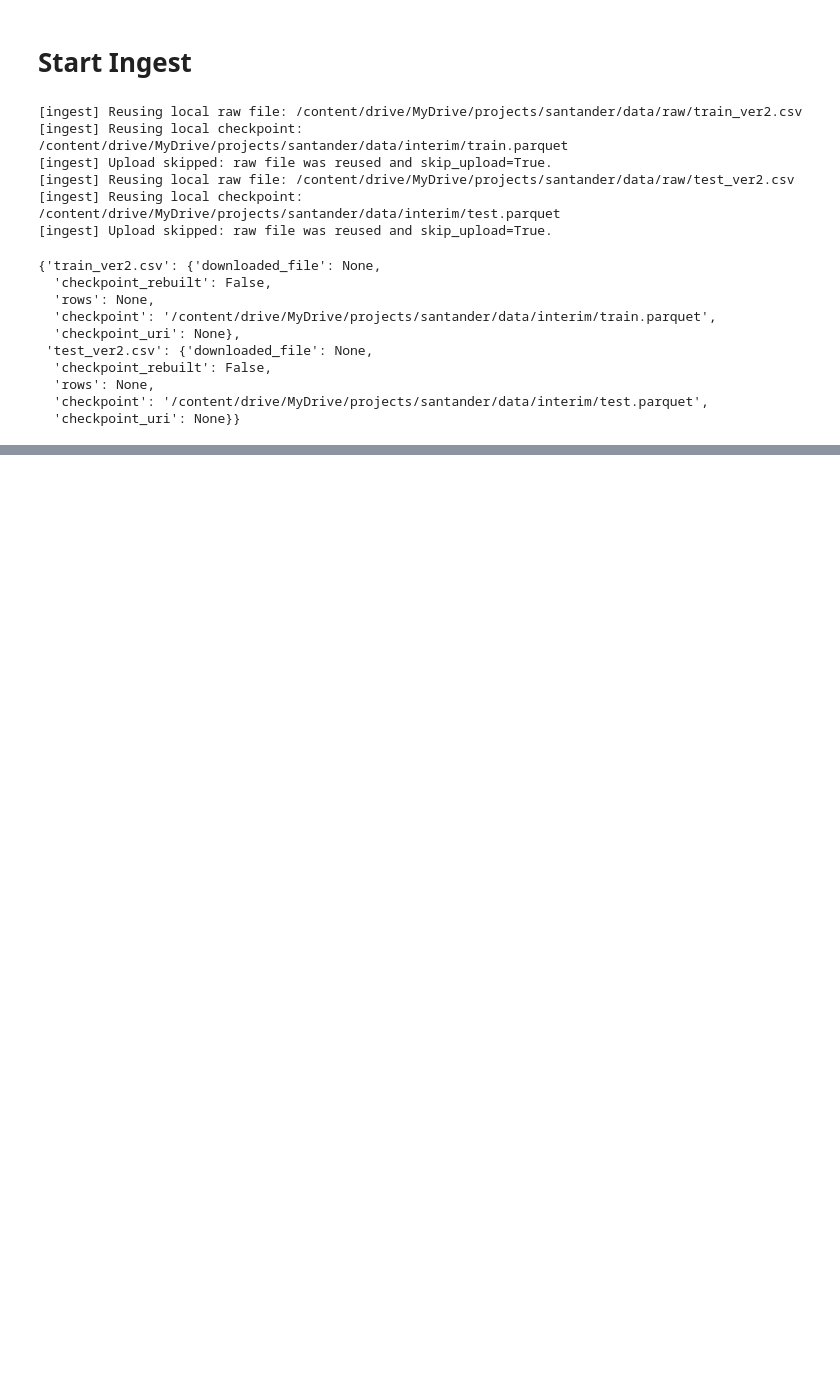
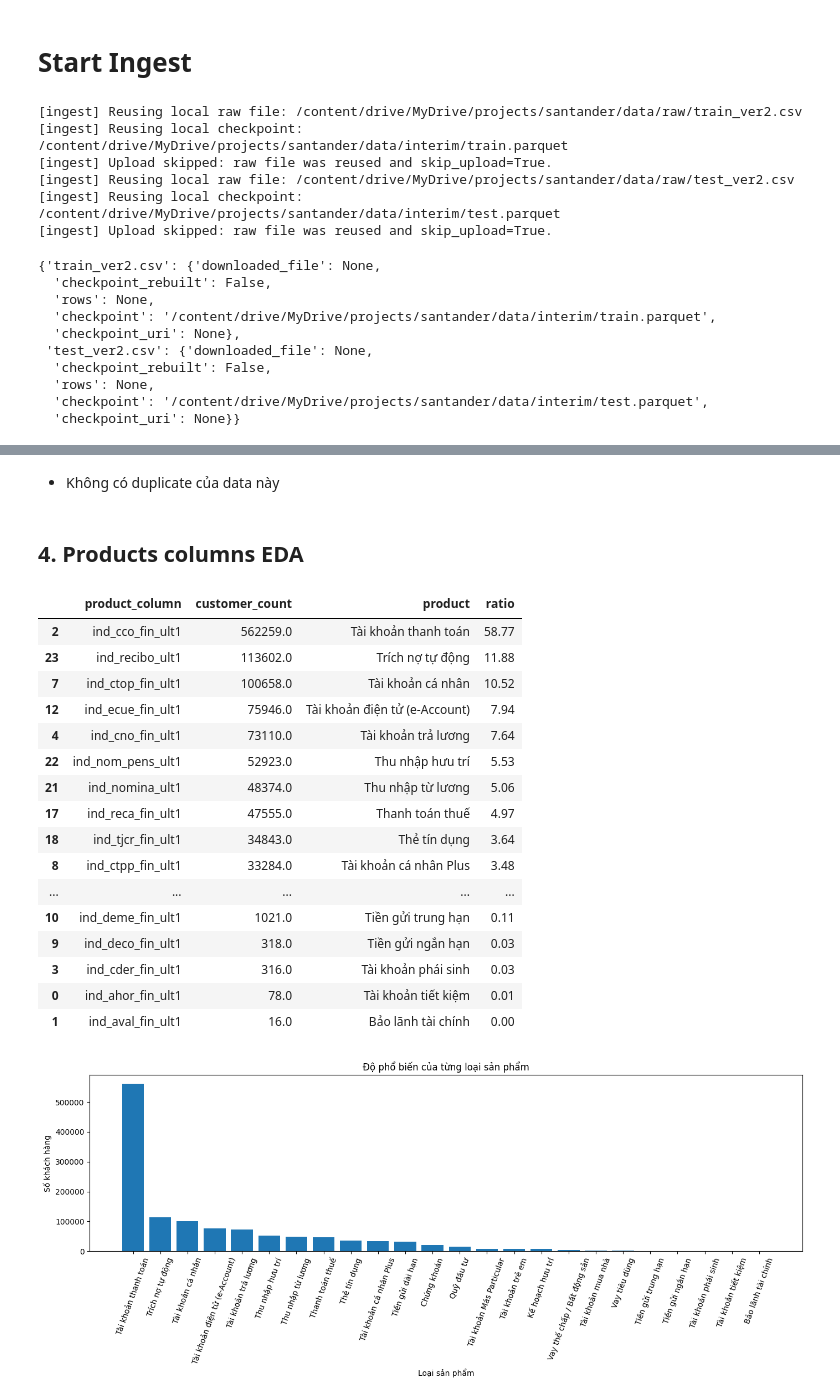
Before and after one commit to lbngyn/Santander-Product-Recommendation, a Jupyter notebook: notebooks/EDA-v1.ipynb, the cells around one changed output, grey strips where cells are left out. Drawn from its saved outputs; the diff is of its cells as text; code cells hidden in the pictures; blank space fills up the shorter version.

Commit message:
add: EDA for product columns and new feature aquisition

```diff
--- a/notebooks/EDA-v1.ipynb
+++ b/notebooks/EDA-v1.ipynb
@@ -216,0 +616,64 @@ ingest_results
+# %% [markdown]
+- Không có duplicate của data này
+# %% [markdown]
+## 4. Products columns EDA
+# %%
+# Độ phổ biến của từng sản phẩm: số khách hàng sở hữu ở snapshot mới nhất.
+product_sum_sql = ', '.join(
+    f'SUM(COALESCE(TRY_CAST({quote_identifier(column)} AS INTEGER), 0)) AS {quote_identifier(column)}'
+    for column in PRODUCT_COLUMNS
+)
+
+latest_customer_count = q('''
+    SELECT COUNT(DISTINCT ncodpers) AS n
+    FROM read_parquet(?)
+''', str(TRAIN_PARQUET)).iloc[0, 0]
+
+product_popularity = (
+    q(f'''
+        WITH latest_snapshot AS (
+            SELECT * EXCLUDE (snapshot_rank)
+            FROM (
+                SELECT *, ROW_NUMBER() OVER (PARTITION BY ncodpers ORDER BY fecha_dato DESC) AS snapshot_rank
+                FROM read_parquet(?)
+            )
+            WHERE snapshot_rank = 1
+        )
+        SELECT {product_sum_sql} FROM latest_snapshot
+    ''', str(TRAIN_PARQUET))
+    .T.rename_axis('product_column')
+    .reset_index()
+    .rename(columns={0: 'customer_count'})
+    .assign(
+        product=lambda df: df['product_column'].map(PRODUCT_CATALOG).fillna(df['product_column']),
+        ratio=lambda df: (df['customer_count'] / latest_customer_count * 100).round(2)
+    )
+    .sort_values('customer_count', ascending=False)
+)
+
+display(product_popularity)
+fig, ax = plt.subplots(figsize=(14, 6))
+ax.bar(product_popularity['product'], product_popularity['customer_count'], color='#1f77b4')
+ax.set(title='Độ phổ biến của từng loại sản phẩm', xlabel='Loại sản phẩm', ylabel='Số khách hàng')
+ax.tick_params(axis='x', rotation=70)
+plt.tight_layout()
+plt.show()
+# %% [output]
+|  | product_column | customer_count | product | ratio |
+| 2 | ind_cco_fin_ult1 | 562259.0 | Tài khoản thanh toán | 58.77 |
+| 23 | ind_recibo_ult1 | 113602.0 | Trích nợ tự động | 11.88 |
+| 7 | ind_ctop_fin_ult1 | 100658.0 | Tài khoản cá nhân | 10.52 |
+| 12 | ind_ecue_fin_ult1 | 75946.0 | Tài khoản điện tử (e-Account) | 7.94 |
+| 4 | ind_cno_fin_ult1 | 73110.0 | Tài khoản trả lương | 7.64 |
+| 22 | ind_nom_pens_ult1 | 52923.0 | Thu nhập hưu trí | 5.53 |
+| 21 | ind_nomina_ult1 | 48374.0 | Thu nhập từ lương | 5.06 |
+| 17 | ind_reca_fin_ult1 | 47555.0 | Thanh toán thuế | 4.97 |
+| 18 | ind_tjcr_fin_ult1 | 34843.0 | Thẻ tín dụng | 3.64 |
+| 8 | ind_ctpp_fin_ult1 | 33284.0 | Tài khoản cá nhân Plus | 3.48 |
+| ... | ... | ... | ... | ... |
+| 10 | ind_deme_fin_ult1 | 1021.0 | Tiền gửi trung hạn | 0.11 |
+| 9 | ind_deco_fin_ult1 | 318.0 | Tiền gửi ngắn hạn | 0.03 |
+| 3 | ind_cder_fin_ult1 | 316.0 | Tài khoản phái sinh | 0.03 |
+| 0 | ind_ahor_fin_ult1 | 78.0 | Tài khoản tiết kiệm | 0.01 |
+| 1 | ind_aval_fin_ult1 | 16.0 | Bảo lãnh tài chính | 0.00 |
+[figure, added]
```
Also changed, not shown: parts of 29 cells of this notebook, 7 other files.
